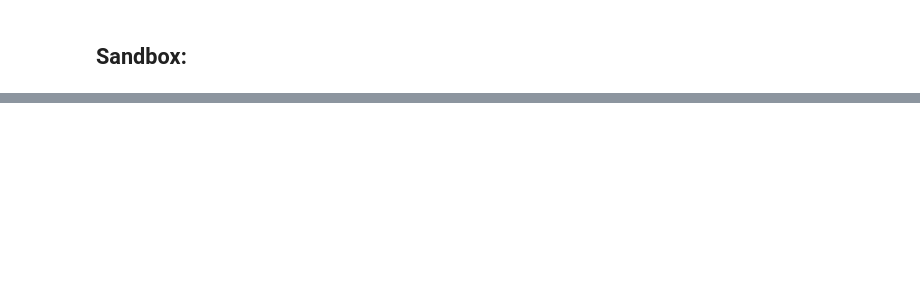
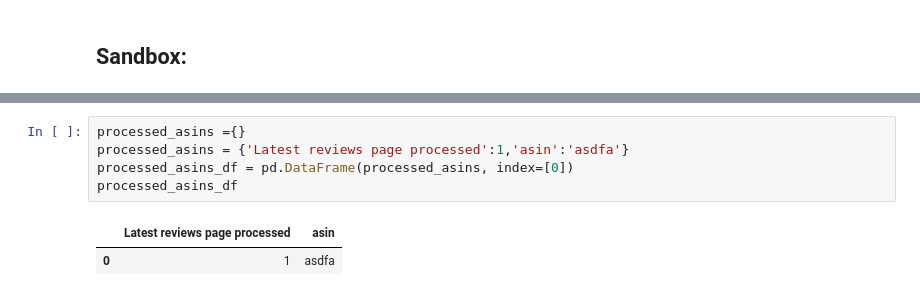
Before and after one commit to yegorkryukov/dc_public_transport, a Jupyter notebook: P3.ipynb, the cells around one changed output, grey strips where cells are left out. Drawn from its saved outputs; the diff is of its cells as text; blank space fills up the shorter version.

```diff
--- a/P3.ipynb
+++ b/P3.ipynb
@@ -390,0 +460,8 @@ print('Finished')
+# %%
+processed_asins ={}
+processed_asins = {'Latest reviews page processed':1,'asin':'asdfa'}
+processed_asins_df = pd.DataFrame(processed_asins, index=[0])
+processed_asins_df
+# %% [output]
+|  | Latest reviews page processed | asin |
+| 0 | 1 | asdfa |
```
Also changed, not shown: parts of 10 cells of this notebook, 3 other files.
